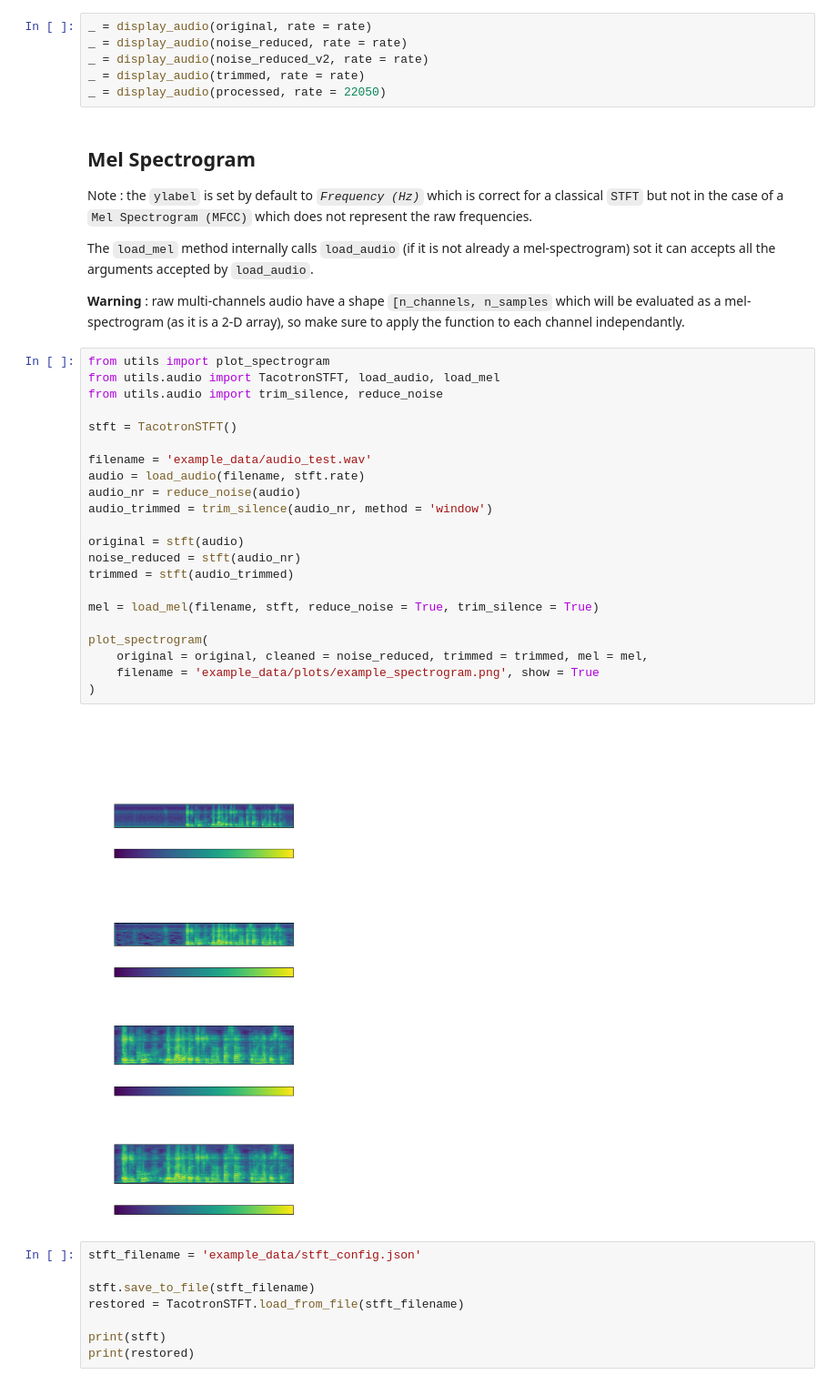
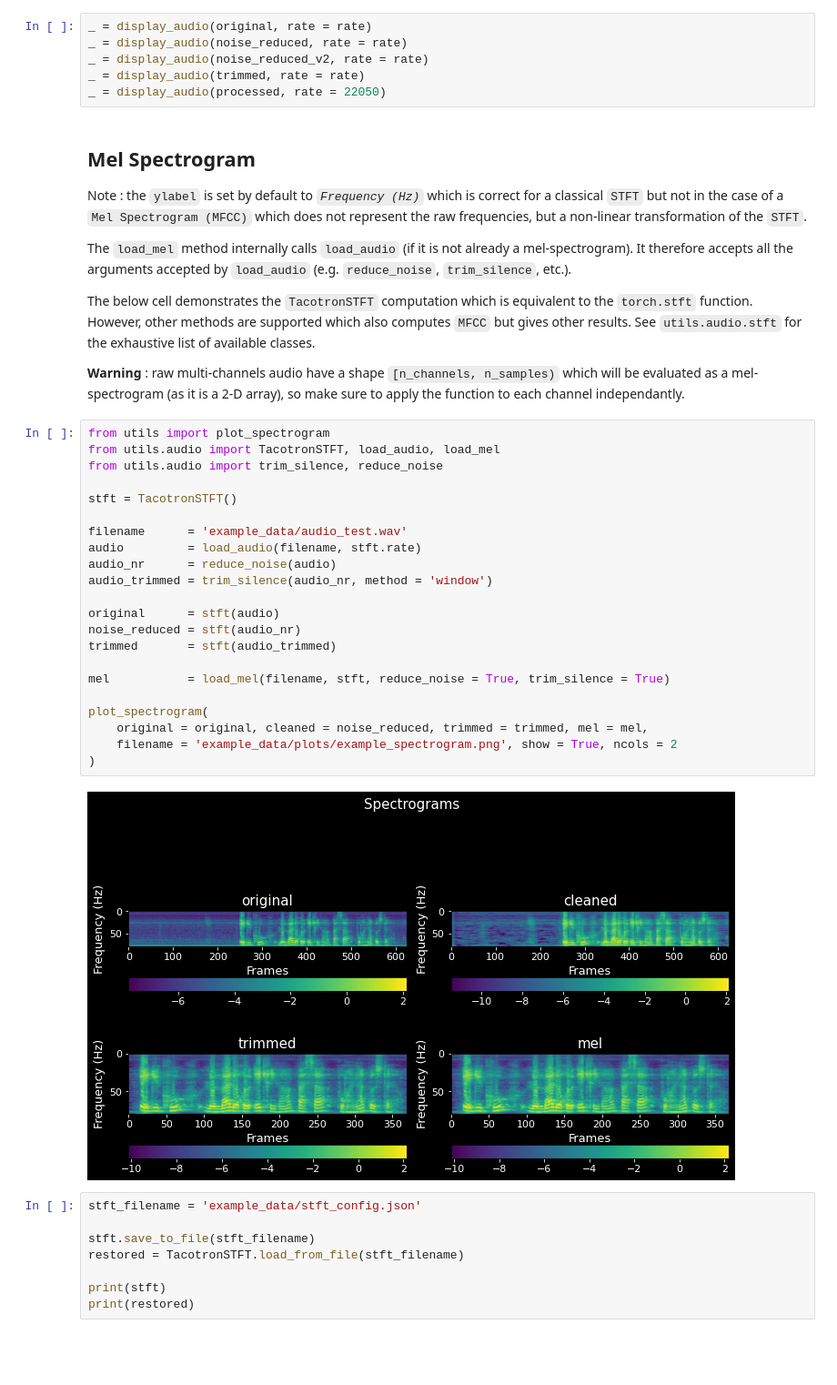
Before and after one commit to yui-mhcp/data_processing, a Jupyter notebook: example_audio.ipynb, the cells around one changed output. Shown at 91% size. Cells and saved outputs as stored; diff of their text form; blank space fills up the shorter version.

```diff
--- a/example_audio.ipynb
+++ b/example_audio.ipynb
@@ -41,35 +43,37 @@ _ = display_audio(processed, rate = 22050)
 # %% [markdown]
 ## Mel Spectrogram
 
-Note : the `ylabel` is set by default to *`Frequency (Hz)`* which is correct for a classical `STFT` but not in the case of a `Mel Spectrogram (MFCC)` which does not represent the raw frequencies.
+Note : the `ylabel` is set by default to *`Frequency (Hz)`* which is correct for a classical `STFT` but not in the case of a `Mel Spectrogram (MFCC)` which does not represent the raw frequencies, but a non-linear transformation of the `STFT`.
 
-The `load_mel` method internally calls `load_audio` (if it is not already a mel-spectrogram) sot it can accepts all the arguments accepted by `load_audio`.
+The `load_mel` method internally calls `load_audio` (if it is not already a mel-spectrogram). It therefore accepts all the arguments accepted by `load_audio` (e.g. `reduce_noise`, `trim_silence`, etc.).
 
-**Warning** : raw multi-channels audio have a shape `[n_channels, n_samples` which will be evaluated as a mel-spectrogram (as it is a 2-D array), so make sure to apply the function to each channel independantly.
+The below cell demonstrates the `TacotronSTFT` computation which is equivalent to the `torch.stft` function. However, other methods are supported which also computes `MFCC` but gives other results. See `utils.audio.stft` for the exhaustive list of available classes.
+
+**Warning** : raw multi-channels audio have a shape `[n_channels, n_samples)` which will be evaluated as a mel-spectrogram (as it is a 2-D array), so make sure to apply the function to each channel independantly.
 # %%
 from utils import plot_spectrogram
 from utils.audio import TacotronSTFT, load_audio, load_mel
 from utils.audio import trim_silence, reduce_noise
 
 stft = TacotronSTFT()
 
-filename = 'example_data/audio_test.wav'
-audio = load_audio(filename, stft.rate)
-audio_nr = reduce_noise(audio)
+filename      = 'example_data/audio_test.wav'
+audio         = load_audio(filename, stft.rate)
+audio_nr      = reduce_noise(audio)
 audio_trimmed = trim_silence(audio_nr, method = 'window')
 
-original = stft(audio)
+original      = stft(audio)
 noise_reduced = stft(audio_nr)
-trimmed = stft(audio_trimmed)
+trimmed       = stft(audio_trimmed)
 
-mel = load_mel(filename, stft, reduce_noise = True, trim_silence = True)
+mel           = load_mel(filename, stft, reduce_noise = True, trim_silence = True)
 
 plot_spectrogram(
     original = original, cleaned = noise_reduced, trimmed = trimmed, mel = mel,
-    filename = 'example_data/plots/example_spectrogram.png', show = True
+    filename = 'example_data/plots/example_spectrogram.png', show = True, ncols = 2
 )
 # %% [output]
-[figure, old version]
+[figure, new version]
 # %%
 stft_filename = 'example_data/stft_config.json'
 
```
Also changed, not shown: parts of 2 cells of this notebook, 44 other files.
